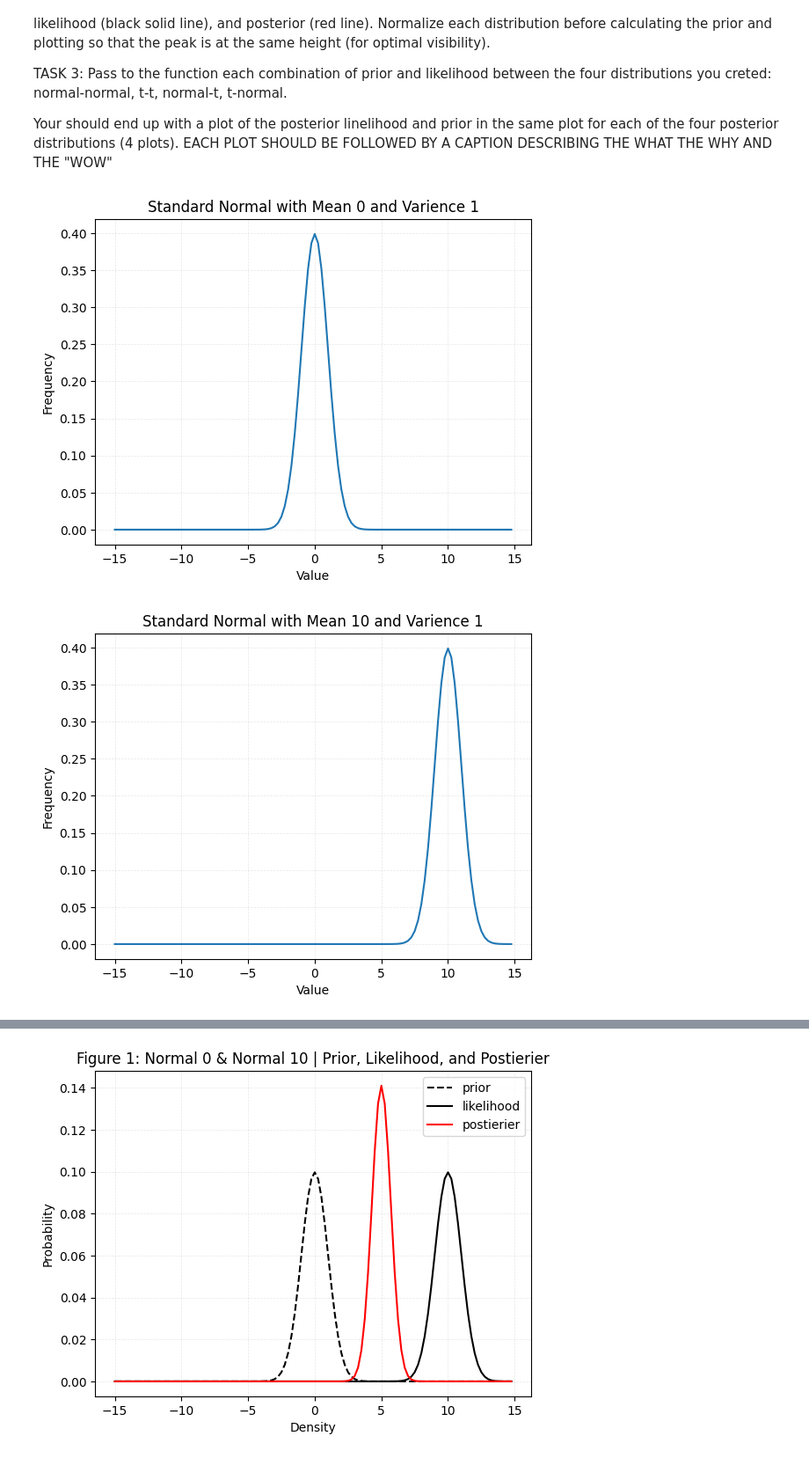
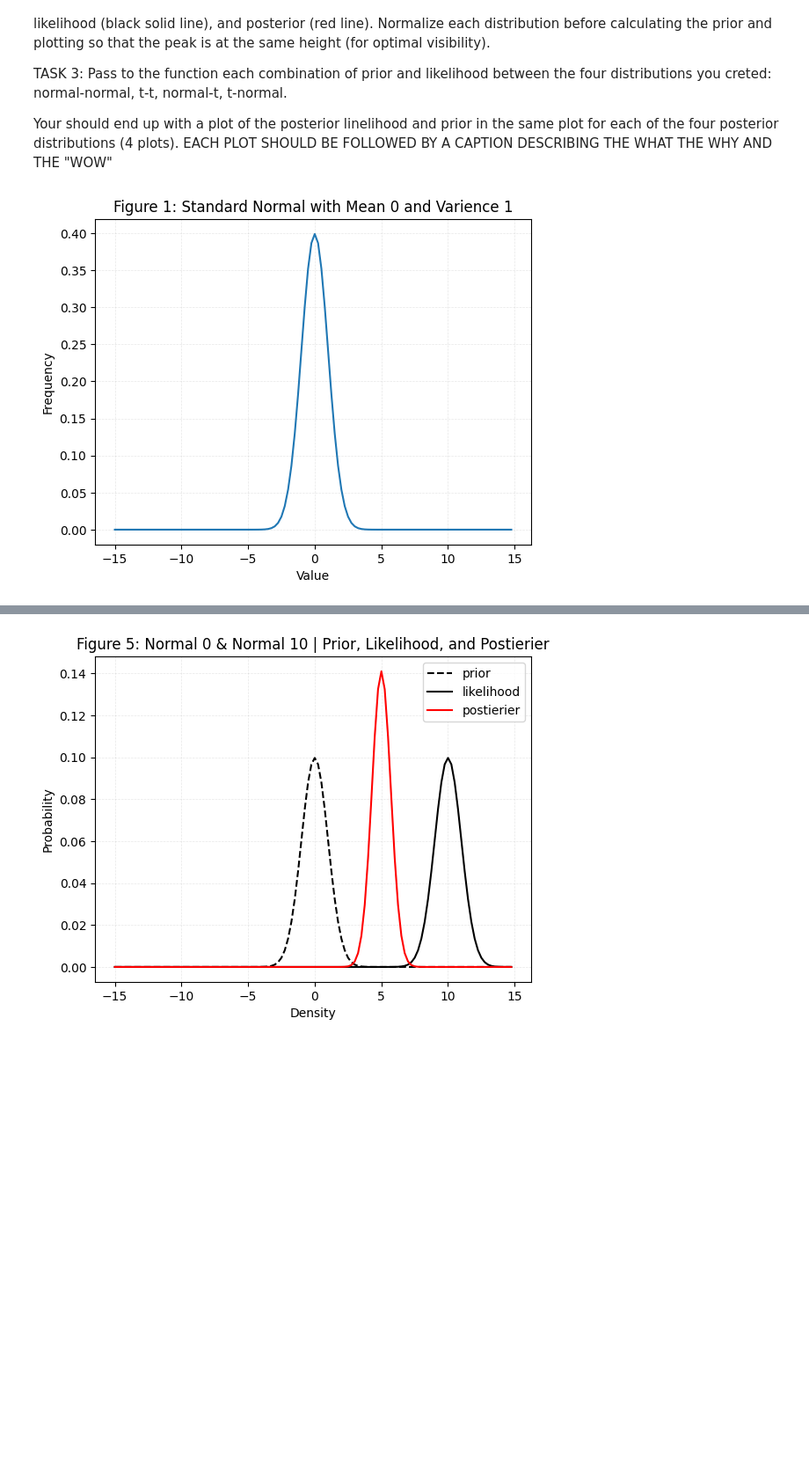
Before and after one commit to TJTomas/DSPS_TTomaszewski, a Jupyter notebook: HW2/Homework_2_Instructions_Bayesian_posteriors_Tomaszewski.ipynb, the cells around one changed output, grey strips where cells are left out. Shown: that part at 88% size. Cells and saved outputs as stored; diff of their text form; code cells hidden in the pictures; blank space fills up the shorter version.

```diff
--- a/HW2/Homework_2_Instructions_Bayesian_posteriors_Tomaszewski.ipynb
+++ b/HW2/Homework_2_Instructions_Bayesian_posteriors_Tomaszewski.ipynb
@@ -35,45 +35,17 @@ from scipy import stats
 # %%
 rng = np.random.RandomState(100)
 
 support = np.arange(-15, 15, 0.25)
-
 Norm_0 = stats.norm.pdf(support, loc=0, scale = (1)**(1/2))
 Norm_10 = stats.norm.pdf(support, scale = (1)**(1/2), loc = 10)
 tStudent_0 = stats.t.pdf(support, df = 2, loc = 0)
 tStudent_10 = stats.t.pdf(support, df = 2, loc = 10)
 
 plt.plot(support, Norm_0)
 plt.xlabel("Value")
 plt.ylabel("Frequency")
-plt.title("Standard Normal with Mean 0 and Varience 1")
+plt.title("Figure 1: Standard Normal with Mean 0 and Varience 1")
 plt.grid(True, linestyle = "--", linewidth = 0.5, alpha = 0.3)
 plt.show()
-
-
-plt.plot(support, Norm_10)
-plt.grid(True, linestyle = "--", linewidth = 0.5, alpha = 0.3)
-plt.xlabel("Value")
-plt.ylabel("Frequency")
-plt.title("Standard Normal with Mean 10 and Varience 1")
-plt.grid(True, linestyle = "--", linewidth = 0.5, alpha = 0.3)
-plt.show()
-
-
-plt.plot(support, tStudent_0)
-plt.grid(True, linestyle = "--", linewidth = 0.5, alpha = 0.3)
-plt.xlabel("Value")
-plt.ylabel("Frequency")
-plt.title("A Student T with Mean 0 and 2 Degrees of Freedom")
-plt.grid(True, linestyle = "--", linewidth = 0.5, alpha = 0.3)
-plt.show()
-
-
-plt.plot(support, tStudent_10)
-plt.grid(True, linestyle = "--", linewidth = 0.5, alpha = 0.3)
-plt.xlabel("Value")
-plt.ylabel("Frequency")
-plt.title("A Student T with Mean 10 and 2 Degrees of Freedom")
-plt.show()
 # %% [output]
-[figure, old version]
+[figure, new version]
-[figure, removed]
```
Also changed, not shown: parts of 16 cells of this notebook.
